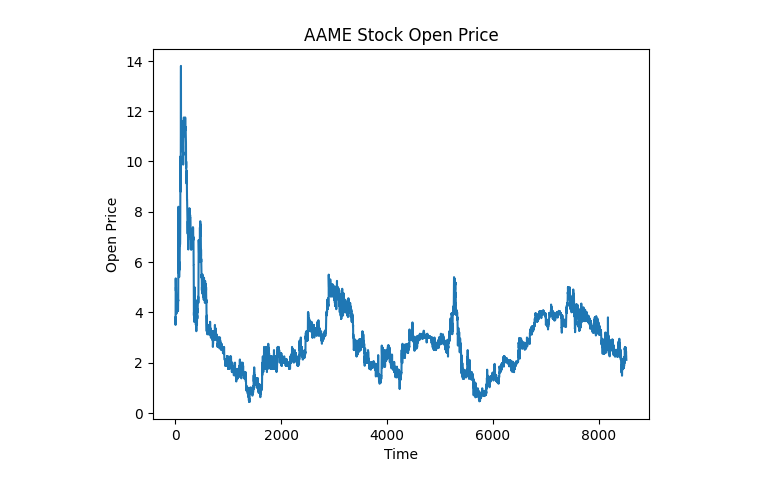
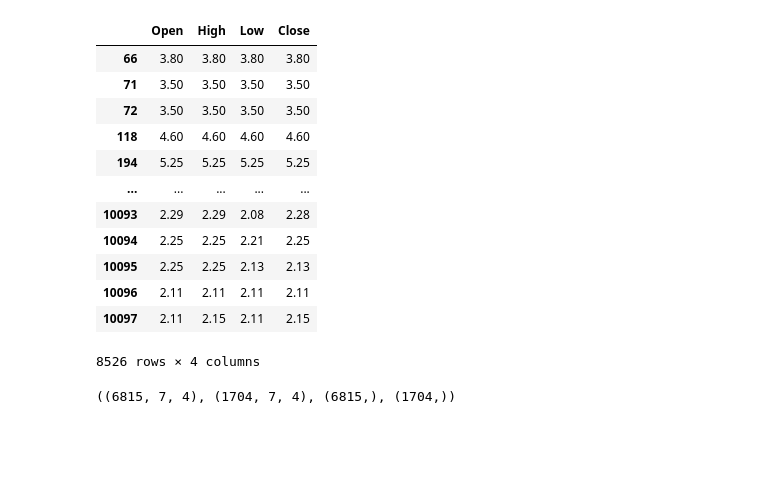
Before and after one commit to JungWooJJING/AI_Class, a Jupyter notebook: 12week/LSTM_AAME.ipynb, the cells around one changed output. Drawn from its saved outputs; the diff is of its cells as text; code cells hidden in the pictures; blank space fills up the shorter version.

```diff
--- a/12week/LSTM_AAME.ipynb
+++ b/12week/LSTM_AAME.ipynb
@@ -12,2 +12,5 @@ from sklearn.model_selection import train_test_split
 # %%
-data = pd.read_csv('./AAME.csv')
+df = pd.read_csv('AAME.csv')
+df = df.dropna()
+
+df
@@ -30,10 +30,0 @@ data
-# %%
-seq_data = data[data['Open'] != 0][['Open']].to_numpy()
-
-plt.plot(seq_data)
-plt.title('AAME Stock Open Price')
-plt.xlabel('Time')
-plt.ylabel('Open Price')
-plt.show()
-# %% [output]
-[figure, removed]
@@ -47,0 +31,19 @@ test_data = scaled_data[-TEST_SIZE]
+# %%
+X_feature = df[['Open', 'High', 'Low', 'Close']]
+X_feature = X_feature[X_feature['Open'] != 0]
+
+X_feature
+# %% [output]
+|  | Open | High | Low | Close |
+| 66 | 3.80 | 3.80 | 3.80 | 3.80 |
+| 71 | 3.50 | 3.50 | 3.50 | 3.50 |
+| 72 | 3.50 | 3.50 | 3.50 | 3.50 |
+| 118 | 4.60 | 4.60 | 4.60 | 4.60 |
+| 194 | 5.25 | 5.25 | 5.25 | 5.25 |
+| ... | ... | ... | ... | ... |
+| 10093 | 2.29 | 2.29 | 2.08 | 2.28 |
+| 10094 | 2.25 | 2.25 | 2.21 | 2.25 |
+| 10095 | 2.25 | 2.25 | 2.13 | 2.13 |
+| 10096 | 2.11 | 2.11 | 2.11 | 2.11 |
+| 10097 | 2.11 | 2.15 | 2.11 | 2.15 |
+8526 rows × 4 columns
@@ -57,0 +64,6 @@ X_train, y_train = make_sample(train_data, 30)
+# %%
+X_train, X_test, y_train, y_test = train_test_split(X, y, test_size=0.2, shuffle=False)
+
+X_train.shape, X_test.shape, y_train.shape, y_test.shape
+# %% [output]
+((6815, 7, 4), (1704, 7, 4), (6815,), (1704,))
```
Also changed, not shown: parts of 11 cells of this notebook, 1 other file.
